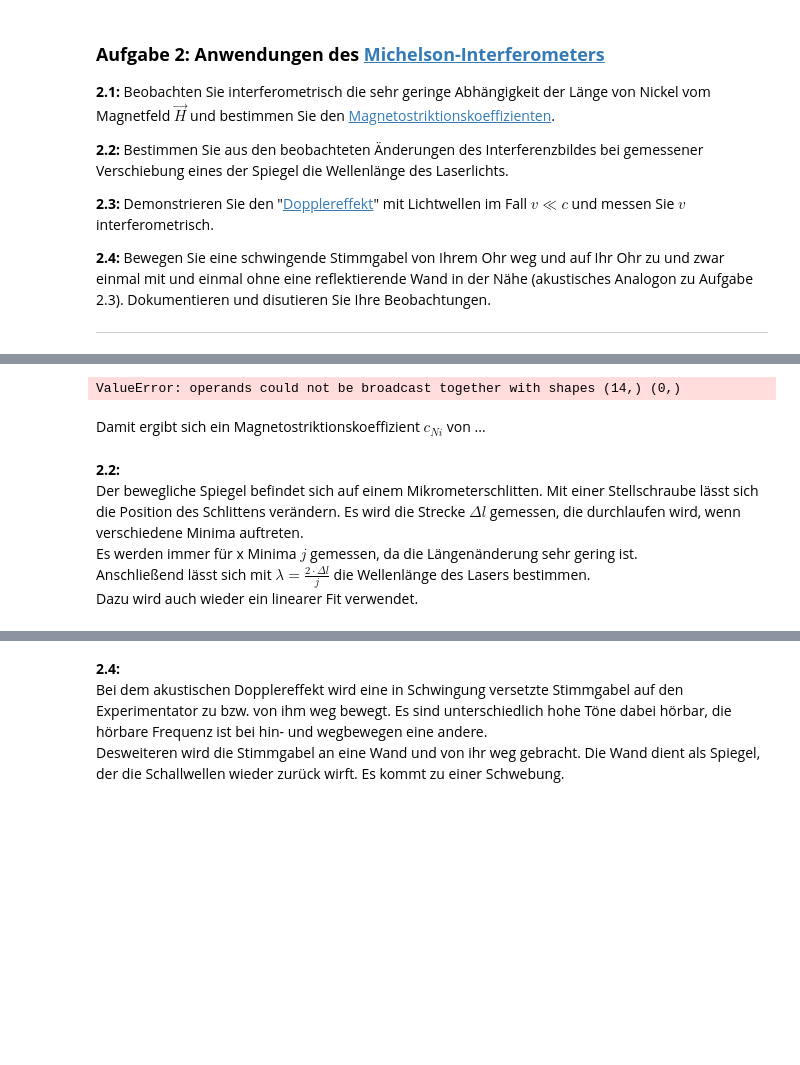
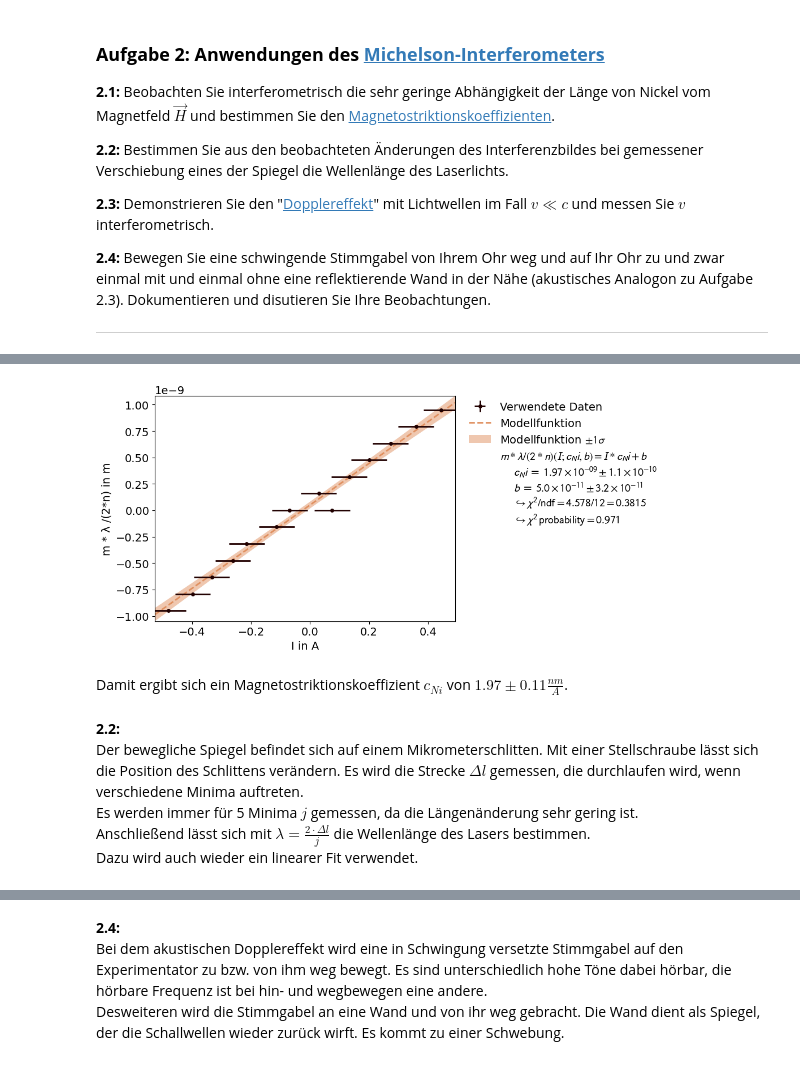
Before and after one commit to thexwon/Praktikum2KlassPhysKIT, a Jupyter notebook: Laser-Optik_Teil_B/Laser-Optik_Teil_B.ipynb, the cells around one changed output, grey strips where cells are left out. Saved outputs shown, nothing was run; the diff lists cells and outputs as text; code cells hidden in the pictures; blank space fills up the shorter version.

```diff
--- a/Laser-Optik_Teil_B/Laser-Optik_Teil_B.ipynb
+++ b/Laser-Optik_Teil_B/Laser-Optik_Teil_B.ipynb
@@ -215,43 +216,44 @@ import scipy.integrate as integrate
 import pandas as pd
 import csv
 # %%
-l=0.105 # in m
+l=ufloat(0.105,0.01) # in m
 n=2000
-lamda=ufloat(632.8*10**(-9),0.01) # in m
-m = np.array([-6,-5,-4,-3,-2,-1,0,0,1,2,3,4,5,6,7 ])
-I = unumpy.uarray(np.array([ -0.48,-0.398,-0.333,-0.262,-0.215,-0.113,-0.069,0.075,0.029,0.133,0.200,0.273,0.359,0.445]),np.array([]))
+lamda=ufloat(632.8*10**(-9),0.1*10**(-9)) # in m
+m = np.array([-6,-5,-4,-3,-2,-1,0,0,1,2,3,4,5,6])
+I = unumpy.uarray(np.array([ -0.48,-0.398,-0.333,-0.262,-0.215,-0.113,-0.069,0.075,0.029,0.133,0.200,0.273,0.359,0.445]),np.array([np.full(14,0.06)]))
 
-y=2*n*I/lamda
-z = m
-xy_data = XYContainer(z,unumpy.nominal_values(y))
+y=m*lamda/(2*n)
+z = I[0]
+xy_data = XYContainer(unumpy.nominal_values(z),unumpy.nominal_values(y))
 y_error = unumpy.std_devs(y)
-def linear(x,a=0.0000000021,b=0):
+z_error = unumpy.std_devs(z)
+def linear(x,a=0.0000021,b=0):
     return x*a+b
 line_fit=Fit(data=xy_data,model_function=linear)
-#line_fit.add_error(axis='x', err_val=x_error,relative=False)  # add the x-error to the fit
+line_fit.add_error(axis='x', err_val=z_error,relative=False)  # add the x-error to the fit
 line_fit.add_error(axis='y', err_val=y_error,relative=False)
 
 line_fit.do_fit()
-line_fit.assign_parameter_latex_names(x='m', a='c_Ni',b='b')
-line_fit.assign_model_function_latex_name('2 * n * I / \lambda')
+line_fit.assign_parameter_latex_names(x='I', a='c_Ni',b='b')
+line_fit.assign_model_function_latex_name('m * λ /(2*n)')
 line_fit.assign_model_function_latex_expression(' {x} *  {a} + {b}')
 
 line_fit.data_container.label = "Verwendete Daten"
 line_fit.model_label = "Modellfunktion"
 
-line_fit.data_container.axis_labels = ['m','2 * n * I / \lambda in A * m']
+line_fit.data_container.axis_labels = ['I in A','m * λ /(2*n) in m']
 plot = Plot(fit_objects= line_fit)
 
 plot.plot()
 plt.show()
 # %% [output]
-ValueError: operands could not be broadcast together with shapes (14,) (0,)
+[figure, added]
 # %% [markdown]
-Damit ergibt sich ein Magnetostriktionskoeffizient $c_{Ni}$ von ...
+Damit ergibt sich ein Magnetostriktionskoeffizient $c_{Ni}$ von $1.97 \pm 0.11 \frac{nm}{A}$.
 # %% [markdown]
 **2.2:** \
 Der bewegliche Spiegel befindet sich auf einem Mikrometerschlitten. Mit einer Stellschraube lässt sich die Position des Schlittens verändern. Es wird die Strecke $\Delta l$ gemessen, die durchlaufen wird, wenn verschiedene Minima auftreten. \
-Es werden immer für x Minima $j$ gemessen, da die Längenänderung sehr gering ist. \
+Es werden immer für 5 Minima $j$ gemessen, da die Längenänderung sehr gering ist. \
 Anschließend lässt sich mit $\lambda = \frac{2 \cdot \Delta l}{j}$ die Wellenlänge des Lasers bestimmen. \
 Dazu wird auch wieder ein linearer Fit verwendet.
 # %%
```
Also changed, not shown: parts of 7 cells of this notebook.
